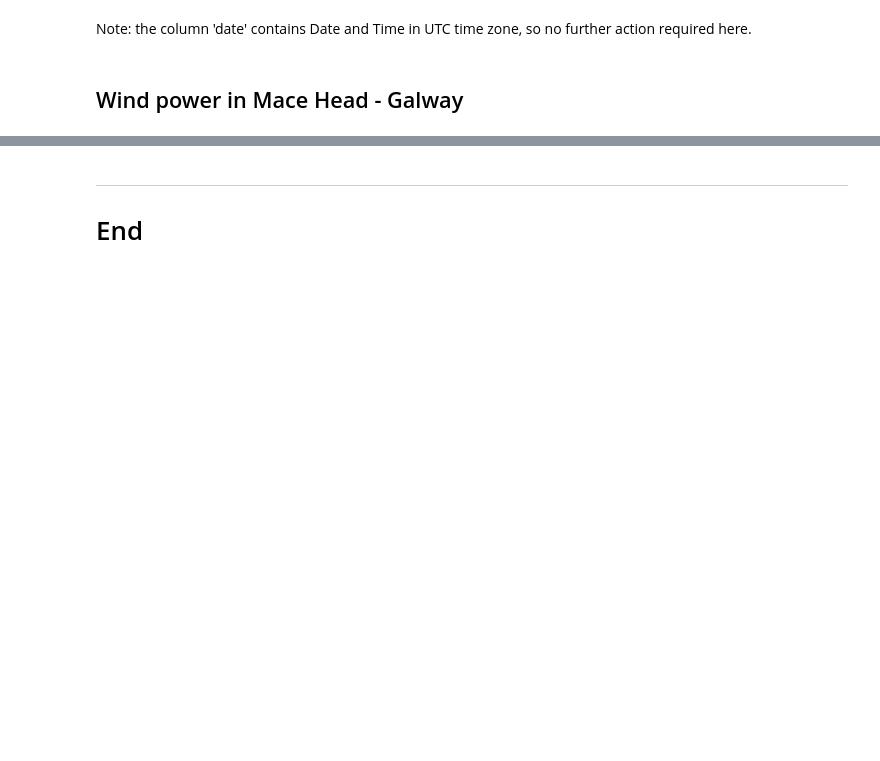
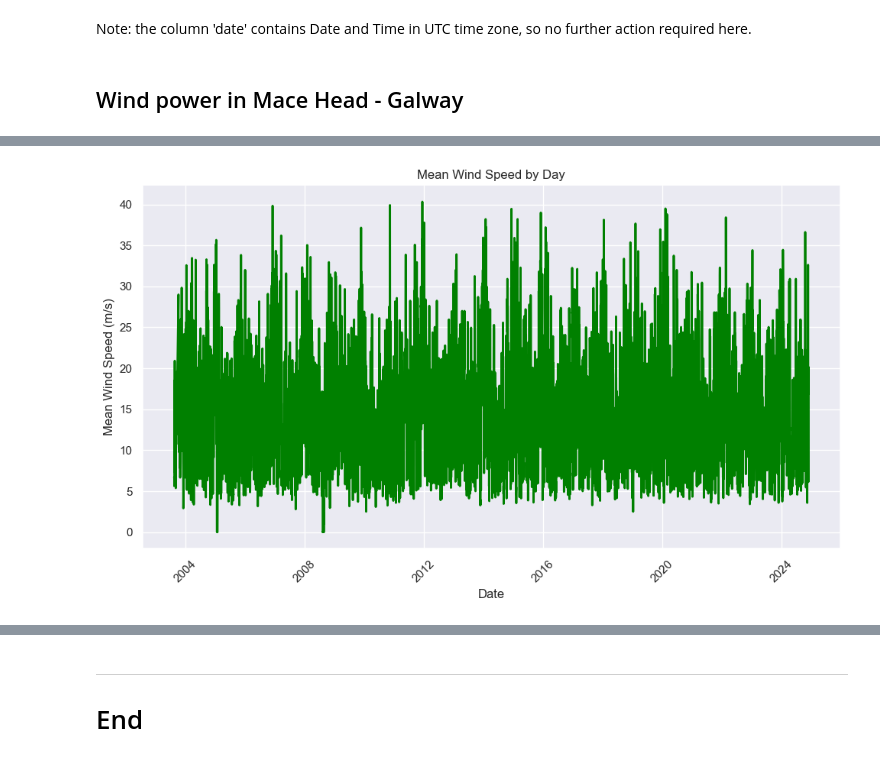
Before and after one commit to filipekojak88/PFDA, a Jupyter notebook: project/windspeed.ipynb, the cells around one changed output, grey strips where cells are left out. Saved outputs shown, nothing was run; the diff lists cells and outputs as text; code cells hidden in the pictures; blank space fills up the shorter version.

```diff
--- a/project/windspeed.ipynb
+++ b/project/windspeed.ipynb
@@ -185,0 +198,16 @@ https://en.wikipedia.org/wiki/List_of_wind_farms_in_the_Republic_of_Ireland?utm_
+# %%
+# Calculate Mean Wind Speed by Day
+df['date_day'] = df['date'].dt.date
+daily_mean_wind = df.groupby('date_day')['wdsp'].mean()
+# %%
+# Daily Mean Wind Speed Plot
+plt.figure(figsize=(10,6))
+daily_mean_wind.plot(kind='line', color='green', lw=2)
+plt.title('Mean Wind Speed by Day')
+plt.xlabel('Date')
+plt.ylabel('Mean Wind Speed (m/s)')
+plt.xticks(rotation=45)
+plt.tight_layout()
+plt.show()
+# %% [output]
+[figure, added]
```
Also changed, not shown: parts of 13 cells of this notebook.
